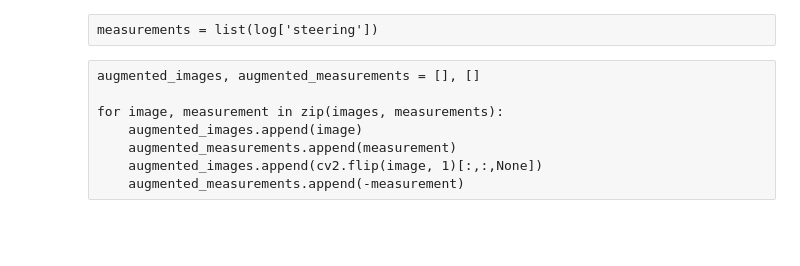
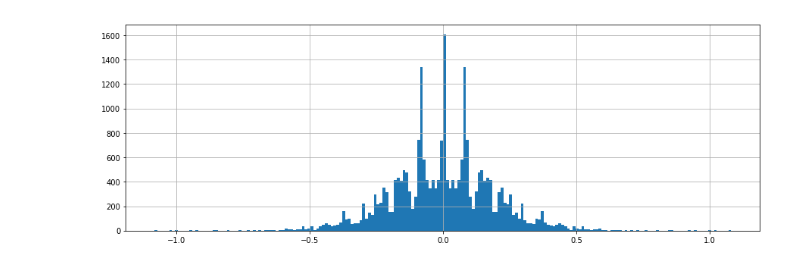
Before and after one commit to tmandzak/CarND-Behavioral-Cloning-P3, a Jupyter notebook: train.ipynb, the cells around one changed output. Drawn from its saved outputs; the diff is of its cells as text; code cells hidden in the pictures; blank space fills up the shorter version.

```diff
--- a/train.ipynb
+++ b/train.ipynb
@@ -18,7 +22,7 @@ log.head()
 def preprocess(image):
     #image = np.array(image)
     image = cv2.cvtColor(image, cv2.COLOR_RGB2HSV)[:,:,1]
-    image = image/255 - 0.5
+    #image = cv2.cvtColor(image, cv2.COLOR_RGB2GRAY)
     image = image[:,:,None]
 
     return image
@@ -86,2 +54,25 @@ for i in range(len(log)):
+# %%
+images = []
+steerings = []
+correction = 0.08
+
+for i in range(len(log)):
+    filename_c = 'data/'+log['center'][i].strip()
+    filename_l = 'data/'+log['left'][i].strip()
+    filename_r = 'data/'+log['right'][i].strip()
+
+    image_c = preprocess(mpimg.imread(filename_c))
+    image_l = preprocess(mpimg.imread(filename_l))
+    image_r = preprocess(mpimg.imread(filename_r))
+
+    steering_c = log['steering'][i]
+    steering_l = steering_c + correction
+    steering_r = steering_c - correction
+
+    images.extend([image_c, image_l, image_r])
+    steerings.extend([steering_c, steering_l, steering_r])
+
+    images.extend([cv2.flip(image_c, 1)[:,:,None], cv2.flip(image_l, 1)[:,:,None], cv2.flip(image_r, 1)[:,:,None]])
+    steerings.extend([-steering_c, -steering_l, -steering_r])
 # %%
 plt.imshow(images[310].squeeze())
@@ -90,12 +87,6 @@ plt.imshow(images[311].squeeze())
-# %% [raw]
-measurements = list(log['steering'])
-# %% [raw]
-augmented_images, augmented_measurements = [], []
-
-for image, measurement in zip(images, measurements):
-    augmented_images.append(image)
-    augmented_measurements.append(measurement)
-    augmented_images.append(cv2.flip(image, 1)[:,:,None])
-    augmented_measurements.append(-measurement)
+# %%
+_ = pd.Series(steerings).hist(bins=200, figsize=(15,5))
+# %% [output]
+[figure, added]
 # %%
 X_train = np.array(images)
```
Also changed, not shown: parts of 22 cells of this notebook, 2 other files.
